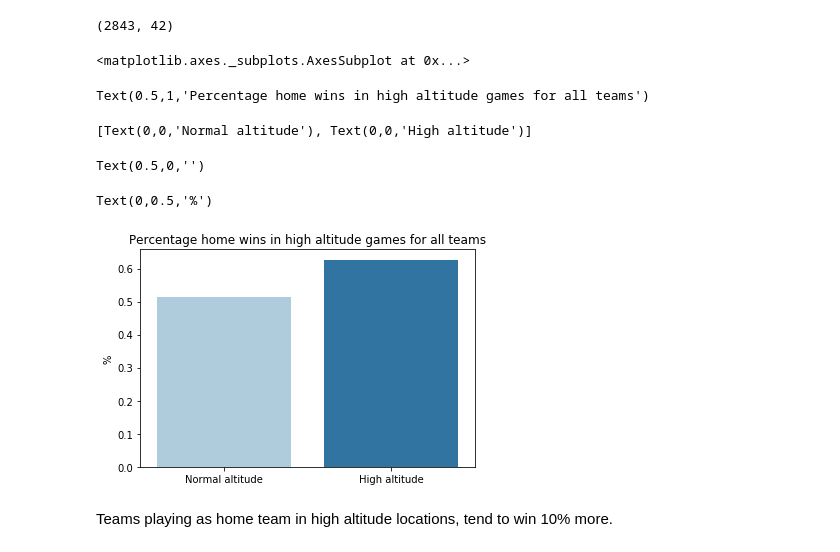
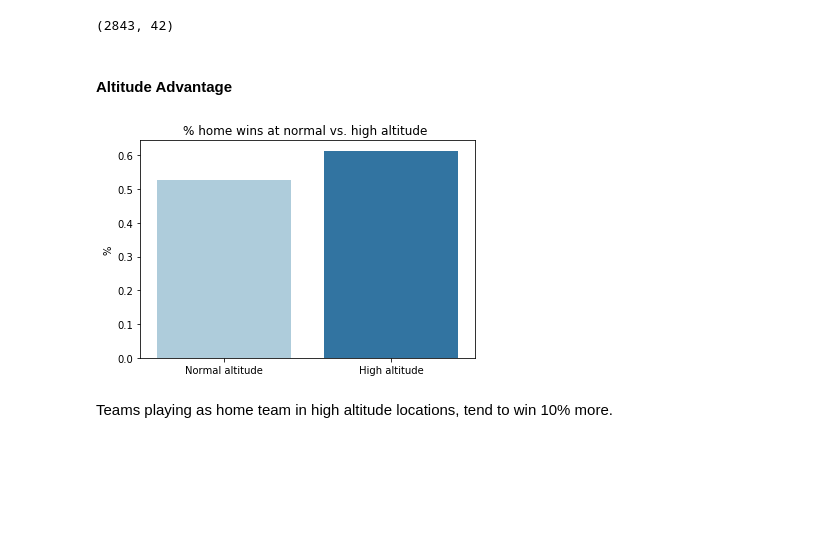
Before and after one commit to miketondu/odds_portal_project, a Jupyter notebook: notebooks/2_odds_engineering_exploration.ipynb, the cells around one changed output. Saved outputs shown, nothing was run; the diff lists cells and outputs as text; code cells hidden in the pictures; blank space fills up the shorter version.

```diff
--- a/notebooks/2_odds_engineering_exploration.ipynb
+++ b/notebooks/2_odds_engineering_exploration.ipynb
@@ -13,7 +13,8 @@ import string
 import matplotlib.ticker as ticker
 import re
 from collections import Counter
-#style.use('fivethirtyeight')
+style.use('fivethirtyeight')
+palette = "ch:-.2,2.5,dark=.3_r"
 
 
 from IPython.core.interactiveshell import InteractiveShell
@@ -331,24 +332,21 @@ Index(['match', 'match_href', 'bookmakers', 'home_odds', 'draw_odds',
        'game_of_season_home_team', 'game_of_season_away_team'],
       dtype='object')
 (2843, 42)
+# %% [markdown]
+#### Altitude Advantage
 # %%
 # Percentage home wins in high altitude games for all teams
-data = odds.groupby('altitude')['home_win'].apply(lambda x: sum(x)/len(x))
-
+data = odds_unique_matches.groupby('altitude')['home_win'].apply(lambda x: sum(x)/len(x))
+data
 fig, axes= plt.subplots(figsize=(6,4))
 sns.barplot(data.index, data)
 
-plt.title('Percentage home wins in high altitude games for all teams')
+plt.title('% home wins at normal vs. high altitude ')
 axes.set_xticklabels(['Normal altitude', 'High altitude'])
 axes.set_xlabel('')
-axes.set_ylabel('%')
+axes.set_ylabel('%');
 # %% [output]
-<matplotlib.axes._subplots.AxesSubplot at 0x...>
-Text(0.5,1,'Percentage home wins in high altitude games for all teams')
-[Text(0,0,'Normal altitude'), Text(0,0,'High altitude')]
-Text(0.5,0,'')
-Text(0,0.5,'%')
-[figure, old version]
+[figure, new version]
 # %% [markdown]
 Teams playing as home team in high altitude locations, tend to win 10% more.
 # %%
```
Also changed, not shown: parts of 4 cells of this notebook.
